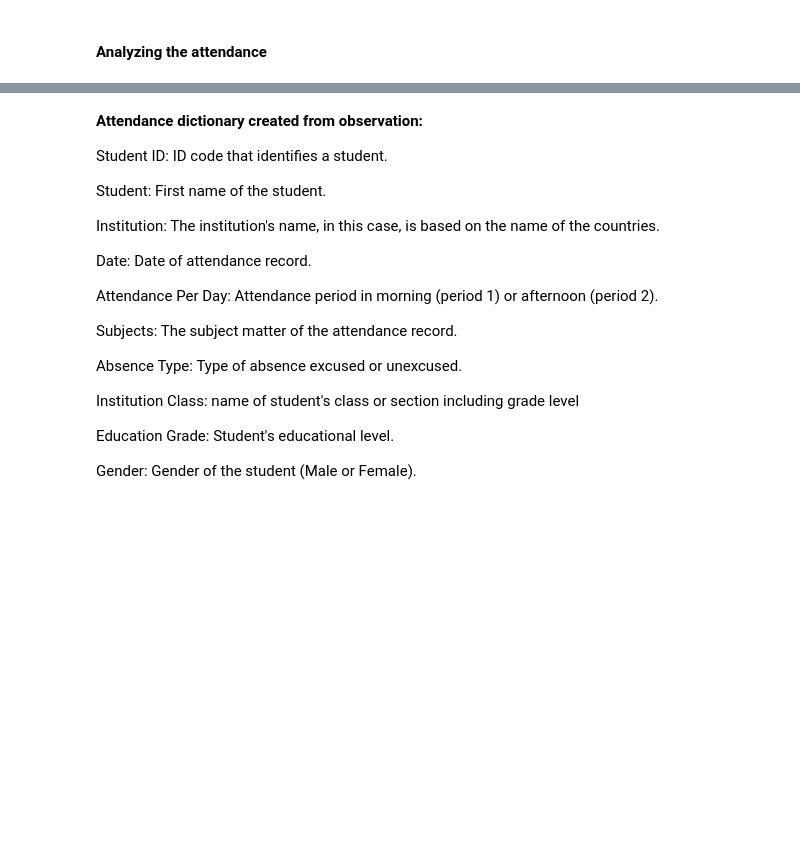
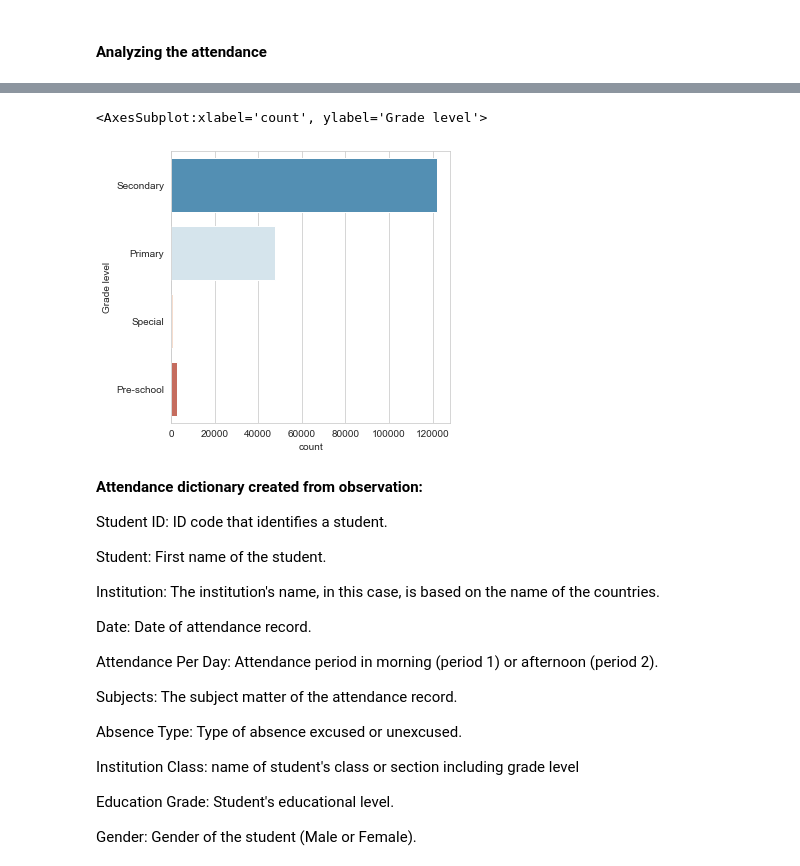
Before and after one commit to maurottito/school_attendance_metrics, a Jupyter notebook: analisis_exploratorio.ipynb, the cells around one changed output, grey strips where cells are left out. Cells and saved outputs as stored; diff of their text form; code cells hidden in the pictures; blank space fills up the shorter version.

```diff
--- a/analisis_exploratorio.ipynb
+++ b/analisis_exploratorio.ipynb
@@ -146,0 +242,41 @@ df_attendance['Gender'].value_counts()
+# %%
+df_attendance['Grade level']=df_attendance['Education Grade']
+# %%
+df_attendance.loc[df_attendance['Education Grade']=='Grade 11', 'Grade level'] = "Secondary"
+# %%
+df_attendance.loc[df_attendance['Education Grade']=='Preschool L1', 'Grade level'] = "Pre-school"
+df_attendance.loc[df_attendance['Education Grade']=='Preschool L1 SP', 'Grade level'] = "Pre-school"
+df_attendance.loc[df_attendance['Education Grade']=='Preschool L2', 'Grade level'] = "Pre-school"
+df_attendance.loc[df_attendance['Education Grade']=='Preschool L2 SP', 'Grade level'] = "Pre-school"
+
+df_attendance.loc[df_attendance['Education Grade']=='Grade 1', 'Grade level'] = "Primary"
+df_attendance.loc[df_attendance['Education Grade']=='Grade 2', 'Grade level'] = "Primary"
+df_attendance.loc[df_attendance['Education Grade']=='Grade 3', 'Grade level'] = "Primary"
+df_attendance.loc[df_attendance['Education Grade']=='Grade 4', 'Grade level'] = "Primary"
+df_attendance.loc[df_attendance['Education Grade']=='Grade 5', 'Grade level'] = "Primary"
+df_attendance.loc[df_attendance['Education Grade']=='Grade 6', 'Grade level'] = "Primary"
+
+df_attendance.loc[df_attendance['Education Grade']=='Grade 7', 'Grade level'] = "Secondary"
+df_attendance.loc[df_attendance['Education Grade']=='Grade 8', 'Grade level'] = "Secondary"
+df_attendance.loc[df_attendance['Education Grade']=='Grade 9', 'Grade level'] = "Secondary"
+df_attendance.loc[df_attendance['Education Grade']=='Grade 10', 'Grade level'] = "Secondary"
+df_attendance.loc[df_attendance['Education Grade']=='Grade 11', 'Grade level'] = "Secondary"
+df_attendance.loc[df_attendance['Education Grade']=='Grade 12', 'Grade level'] = "Secondary"
+
+df_attendance.loc[df_attendance['Education Grade']=='Primary Special Teachable', 'Grade level'] = "Special"
+df_attendance.loc[df_attendance['Education Grade']=='Primary Special Trainable', 'Grade level'] = "Special"
+df_attendance.loc[df_attendance['Education Grade']=='Senior Special Teachable', 'Grade level'] = "Special"
+df_attendance.loc[df_attendance['Education Grade']=='Senior Special Trainable', 'Grade level'] = "Special"
+df_attendance.loc[df_attendance['Education Grade']=='Junior Special Level I', 'Grade level'] = "Special"
+df_attendance.loc[df_attendance['Education Grade']=='Junior Special Trainable', 'Grade level'] = "Special"
+df_attendance.loc[df_attendance['Education Grade']=='Junior Special Trainable 2', 'Grade level'] = "Special"
+
+df_attendance.loc[df_attendance['Education Grade']=='Junior Prevocational 7', 'Grade level'] = "Secondary"
+df_attendance.loc[df_attendance['Education Grade']=='Junior Prevocational 9', 'Grade level'] = "Secondary"
+df_attendance.loc[df_attendance['Education Grade']=='Senior Prevocational 10', 'Grade level'] = "Secondary"
+df_attendance.loc[df_attendance['Education Grade']=='Senior Prevocational 11', 'Grade level'] = "Secondary"
+df_attendance.loc[df_attendance['Education Grade']=='Senior Prevocational 12', 'Grade level'] = "Secondary"
+
+df_attendance.loc[df_attendance['Education Grade'].isnull(), 'Grade level'] = "NaN"
+# %%
+df_attendance.loc[df_attendance['Education Grade']==pd.isnull, 'Grade level'] = "NaN"
@@ -147,3 +299,10 @@ df_attendance['Gender'].value_counts()
+# %%
+# Grade level
+sns.set_style('whitegrid')
+sns.countplot(y='Grade level',data=df_attendance,palette='RdBu_r')
+# %% [output]
+<AxesSubplot:xlabel='count', ylabel='Grade level'>
+[figure, added]
 # %% [markdown]
 **Attendance dictionary created from observation:**
 
```
Also changed, not shown: parts of 11 cells of this notebook, 1 other file.
